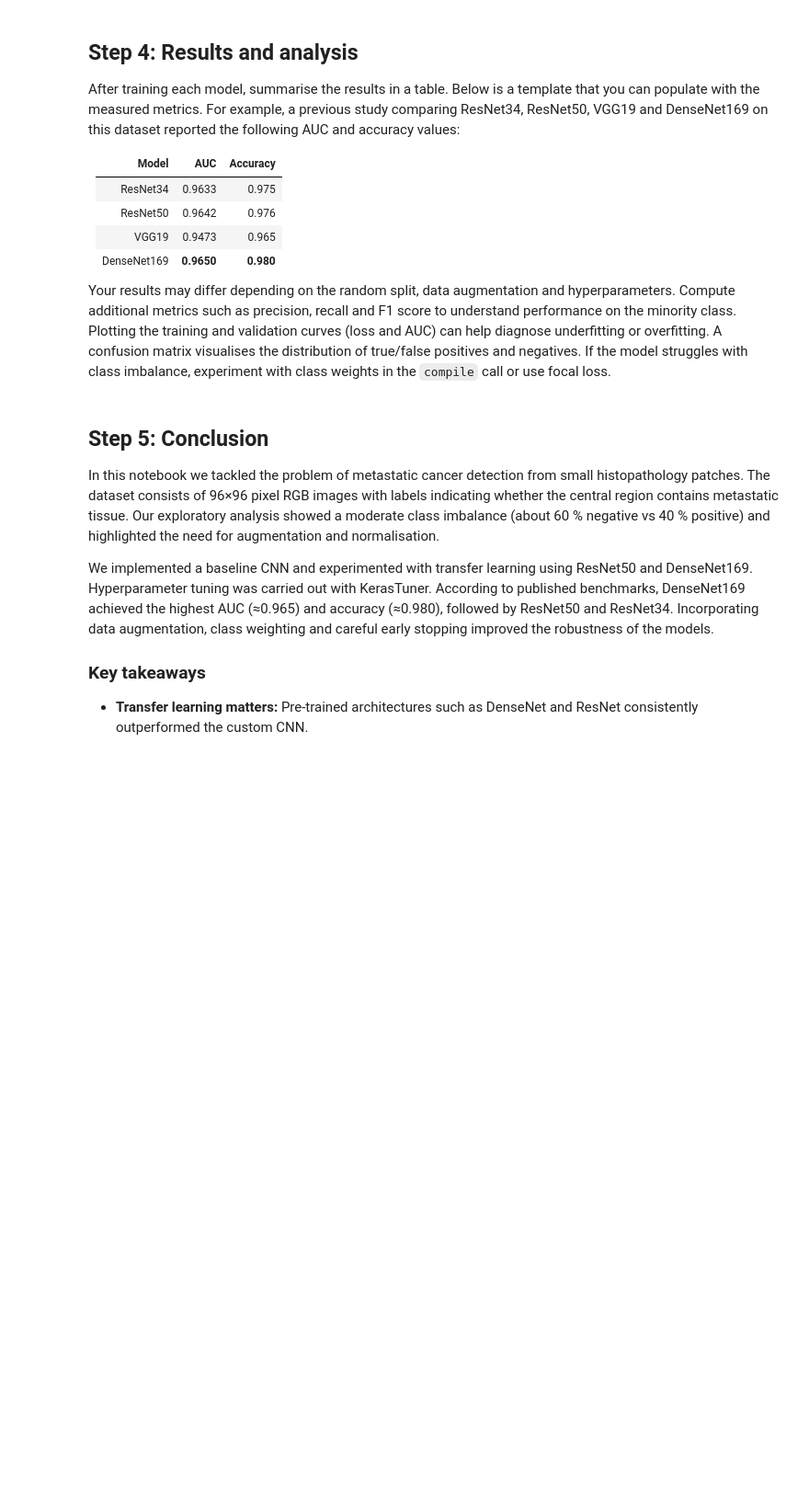
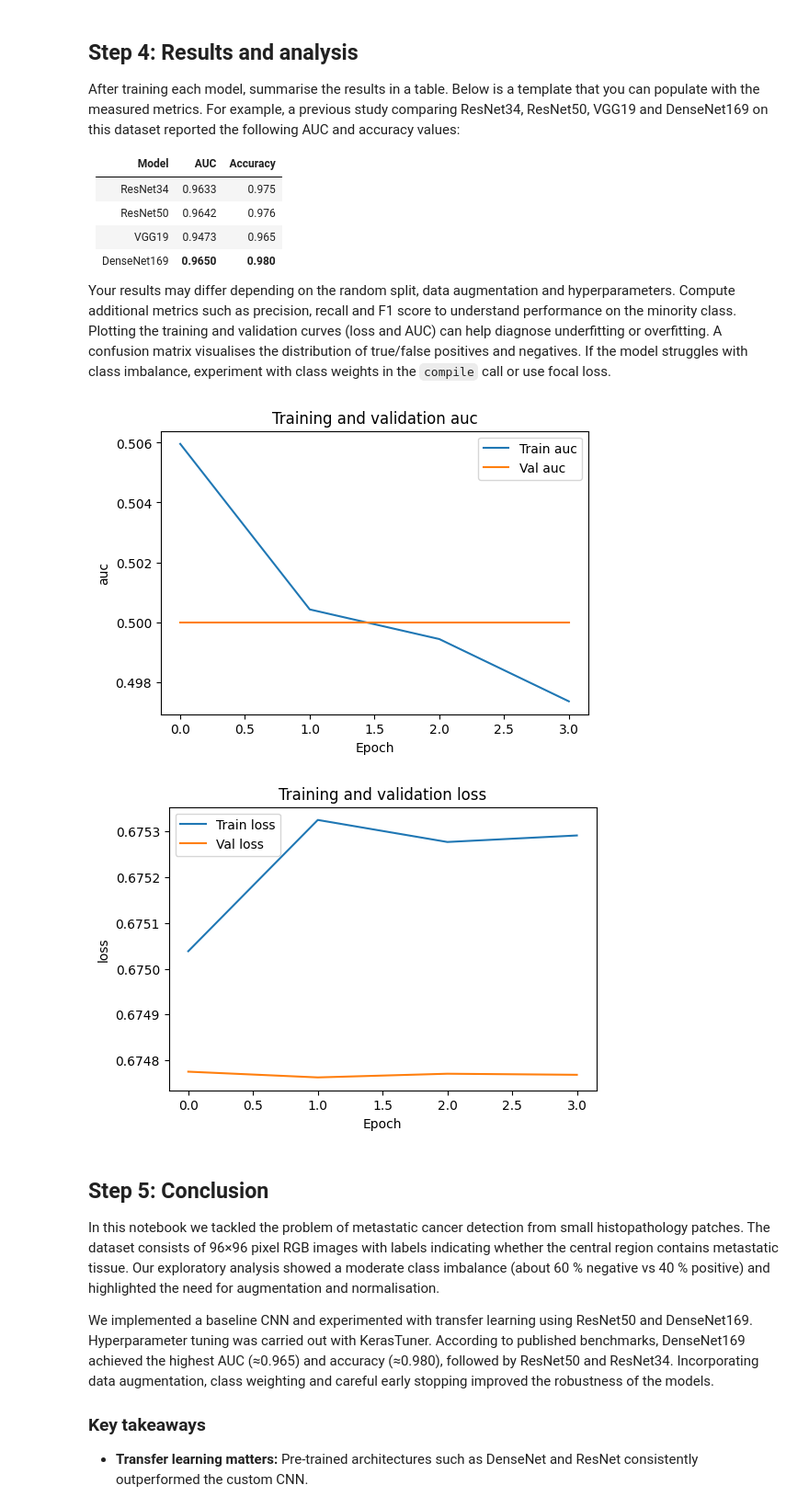
Before and after one commit to ryan-bulger/Cancer-Detection, a Jupyter notebook: metastatic_cancer_detection (1).ipynb, the cells around one changed output. Shown at 92% size. Saved outputs shown, nothing was run; the diff lists cells and outputs as text; code cells hidden in the pictures; blank space fills up the shorter version.

```diff
--- a/metastatic_cancer_detection (1).ipynb
+++ b/metastatic_cancer_detection (1).ipynb
@@ -83,17 +154,0 @@ negative_ids = labels_df[labels_df['label']==0].sort_values(by=['id']).head(8)['
-# %%
-
-fig, axes = plt.subplots(2, 8, figsize=(16, 4))
-for i, img_id in enumerate(positive_ids):
-    img = load_image(img_id, temp_dir)
-    axes[0, i].imshow(img)
-    axes[0, i].axis('off')
-    axes[0, i].set_title('1')
-
-for i, img_id in enumerate(negative_ids):
-    img = load_image(img_id, temp_dir)
-    axes[1, i].imshow(img)
-    axes[1, i].axis('off')
-    axes[1, i].set_title('0')
-
-plt.suptitle('Positive (row 1) and negative (row 2) samples')
-plt.show()
@@ -185,10 +223,17 @@ ModuleNotFoundError: No module named 'tensorflow'
 
 As a starting point we build a simple convolutional neural network (CNN) from scratch.  The architecture comprises a few convolutional blocks with increasing filter sizes, followed by global average pooling and dense layers.  Dropout is used to reduce overfitting.  We compile the model with the Adam optimiser and monitor both accuracy and AUC.
 # %%
+# Create baseline CNN
 def build_baseline_cnn(input_shape=(96,96,3), dropout_rate=0.5):
     inputs = tf.keras.Input(shape=input_shape)
-    x = data_augmentation(inputs)
-    x = normalizer(x)
+    # Apply augmentation layers directly
+    x = tf.keras.layers.RandomFlip('horizontal')(inputs)
+    x = tf.keras.layers.RandomRotation(0.2)(x)
+    x = tf.keras.layers.RandomZoom(0.2)(x)
+    x = tf.keras.layers.RandomContrast(0.1)(x)
+    # Apply normalization
+    x = tf.keras.layers.Rescaling(1./255)(x)
+    # Convolution & pooling layers
     x = tf.keras.layers.Conv2D(32, (3,3), activation='relu')(x)
     x = tf.keras.layers.MaxPooling2D((2,2))(x)
     x = tf.keras.layers.Conv2D(64, (3,3), activation='relu')(x)
@@ -279,9 +408,6 @@ tuner = kt.RandomSearch(
 
 We now train the baseline CNN and the transfer models.  Early stopping is used to prevent overfitting, and model checkpoints save the weights of the best performing epoch.  After training, we evaluate the models on the validation set and compute classification metrics including AUC, precision, recall and F1.
 # %%
-from tensorflow.keras.callbacks import EarlyStopping, ModelCheckpoint
-from sklearn.metrics import classification_report, confusion_matrix, roc_auc_score
-
 def train_and_evaluate(model, model_name):
     checkpoint_path = f'{model_name}_best_weights.h5'
     callbacks = [
@@ -302,8 +428,8 @@ def train_and_evaluate(model, model_name):
     cm = confusion_matrix(val_labels, val_pred_classes)
     return history, val_auc, report, cm
 
-# Example: Train baseline model (commented out to avoid long runs when the notebook is first executed)
-# baseline_history, baseline_auc, baseline_report, baseline_cm = train_and_evaluate(baseline_model, 'baseline_cnn')
-# print('Baseline AUC:', baseline_auc)
-# print(baseline_report)
-# print('Confusion matrix:', baseline_cm)
+# Train baseline model
+baseline_history, baseline_auc, baseline_report, baseline_cm = train_and_evaluate(baseline_model, 'baseline_cnn')
+print('Baseline AUC:', baseline_auc)
+print(baseline_report)
+print('Confusion matrix:', baseline_cm)
@@ -323,19 +524,22 @@ Your results may differ depending on the random split, data augmentation and hyp
 # %%
 # Example: plot training history (replace 'history' with the returned history object)
 
 def plot_history(history, metric='auc'):
     plt.figure(figsize=(6,4))
     plt.plot(history.history[metric], label=f'Train {metric}')
     plt.plot(history.history[f'val_{metric}'], label=f'Val {metric}')
     plt.xlabel('Epoch')
     plt.ylabel(metric)
     plt.title(f'Training and validation {metric}')
     plt.legend()
     plt.show()
 
 # Example usage after training a model
-# plot_history(baseline_history, metric='auc')
-# plot_history(baseline_history, metric='loss')
+plot_history(baseline_history, metric='auc')
+plot_history(baseline_history, metric='loss')
+# %% [output]
+[figure, added]
+[figure, added]
 # %% [markdown]
 ## Step 5: Conclusion
 
```
Also changed, not shown: parts of 19 cells of this notebook, 16 other files.
